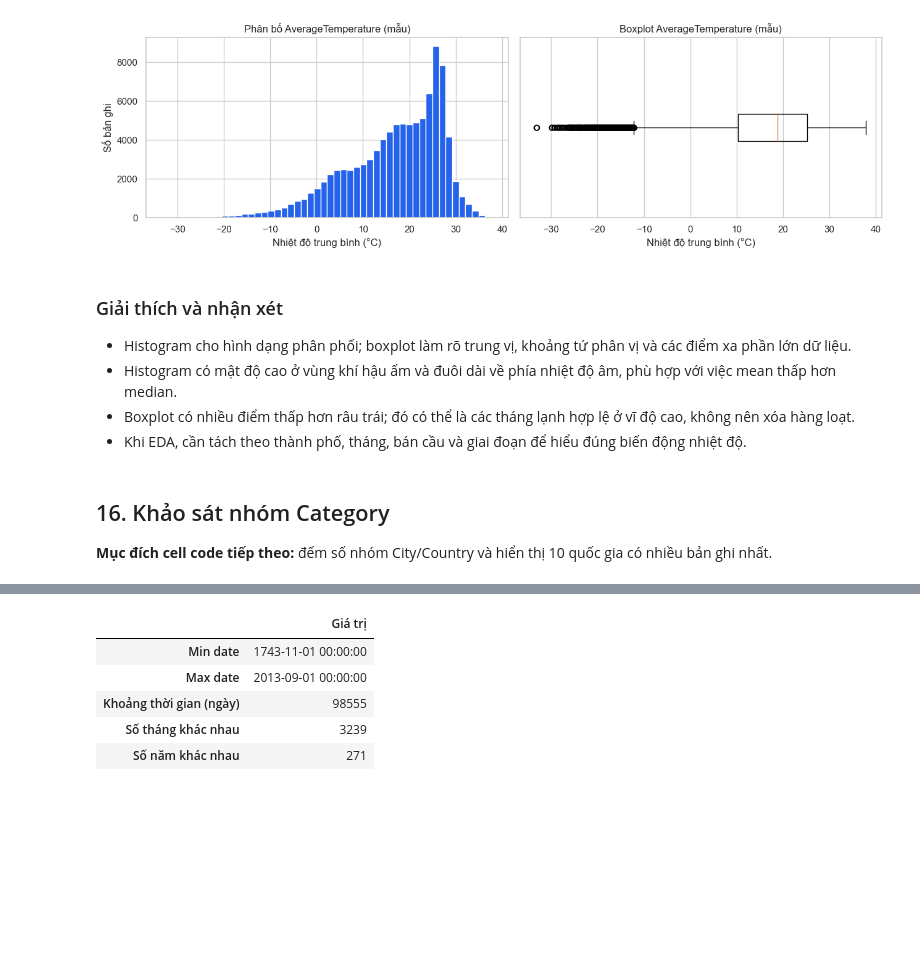
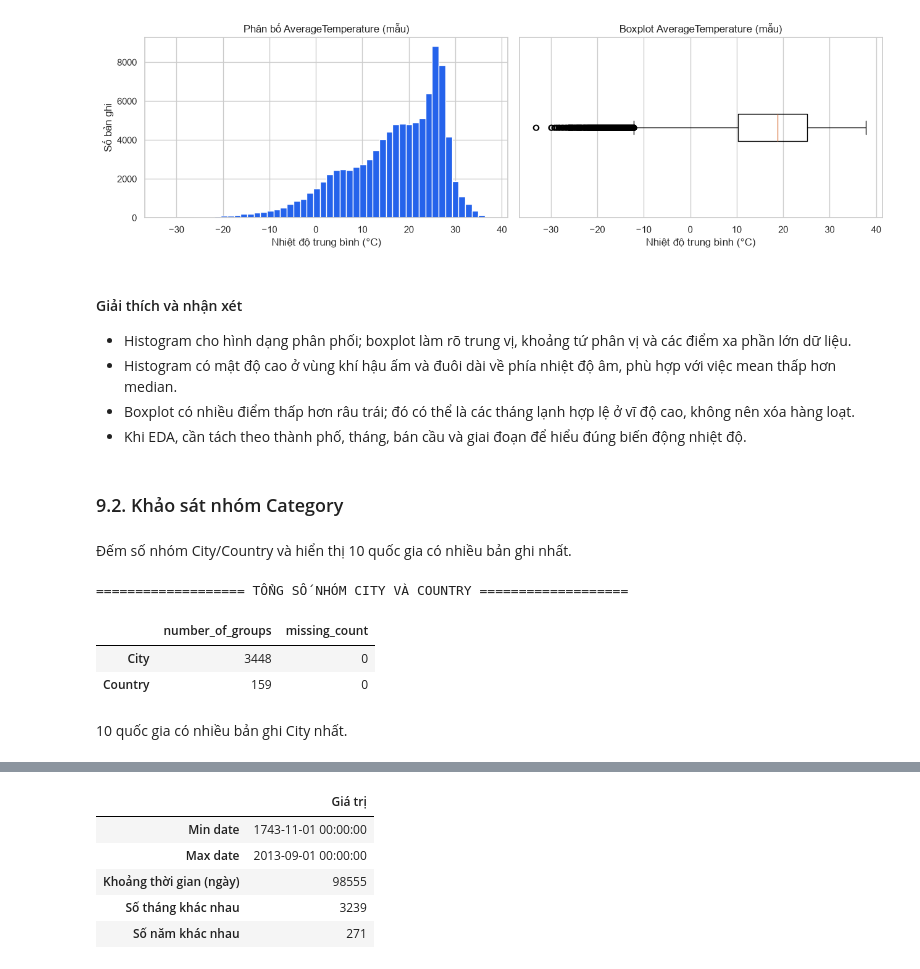
Before and after one commit to Sekaiiii1/Global-Surface-Temperature-Analysis, a Jupyter notebook: notebooks/01_data_understanding.ipynb, the cells around one changed output, grey strips where cells are left out. Drawn from its saved outputs; the diff is of its cells as text; code cells hidden in the pictures; blank space fills up the shorter version.

```diff
--- a/notebooks/01_data_understanding.ipynb
+++ b/notebooks/01_data_understanding.ipynb
@@ -547,14 +549,33 @@ plt.show()
 # %% [output]
 [figure]
 # %% [markdown]
-### Giải thích và nhận xét
+#### Giải thích và nhận xét
 
 - Histogram cho hình dạng phân phối; boxplot làm rõ trung vị, khoảng tứ phân vị và các điểm xa phần lớn dữ liệu.
 - Histogram có mật độ cao ở vùng khí hậu ấm và đuôi dài về phía nhiệt độ âm, phù hợp với việc mean thấp hơn median.
 - Boxplot có nhiều điểm thấp hơn râu trái; đó có thể là các tháng lạnh hợp lệ ở vĩ độ cao, không nên xóa hàng loạt.
 - Khi EDA, cần tách theo thành phố, tháng, bán cầu và giai đoạn để hiểu đúng biến động nhiệt độ.
+# %% [markdown]
+### 9.2. Khảo sát nhóm Category
 # %% [markdown]
-## 16. Khảo sát nhóm Category
-
-**Mục đích cell code tiếp theo:** đếm số nhóm City/Country và hiển thị 10 quốc gia có nhiều bản ghi nhất.
+Đếm số nhóm City/Country và hiển thị 10 quốc gia có nhiều bản ghi nhất.
+# %%
+category_summary = pd.DataFrame(
+    {
+        "number_of_groups": city_df[["City", "Country"]].nunique(),
+        "missing_count": city_df[["City", "Country"]].isna().sum(),
+    }
+)
+
+top_countries = city_df["Country"].value_counts().head(10)
+
+print("=================== TỔNG SỐ NHÓM CITY VÀ COUNTRY ===================")
+display(category_summary)
+# %% [output]
+=================== TỔNG SỐ NHÓM CITY VÀ COUNTRY ===================
+|  | number_of_groups | missing_count |
+| City | 3448 | 0 |
+| Country | 159 | 0 |
+# %% [markdown]
+10 quốc gia có nhiều bản ghi City nhất.
 # %%
```
Also changed, not shown: parts of 55 cells of this notebook, 1 other file.
